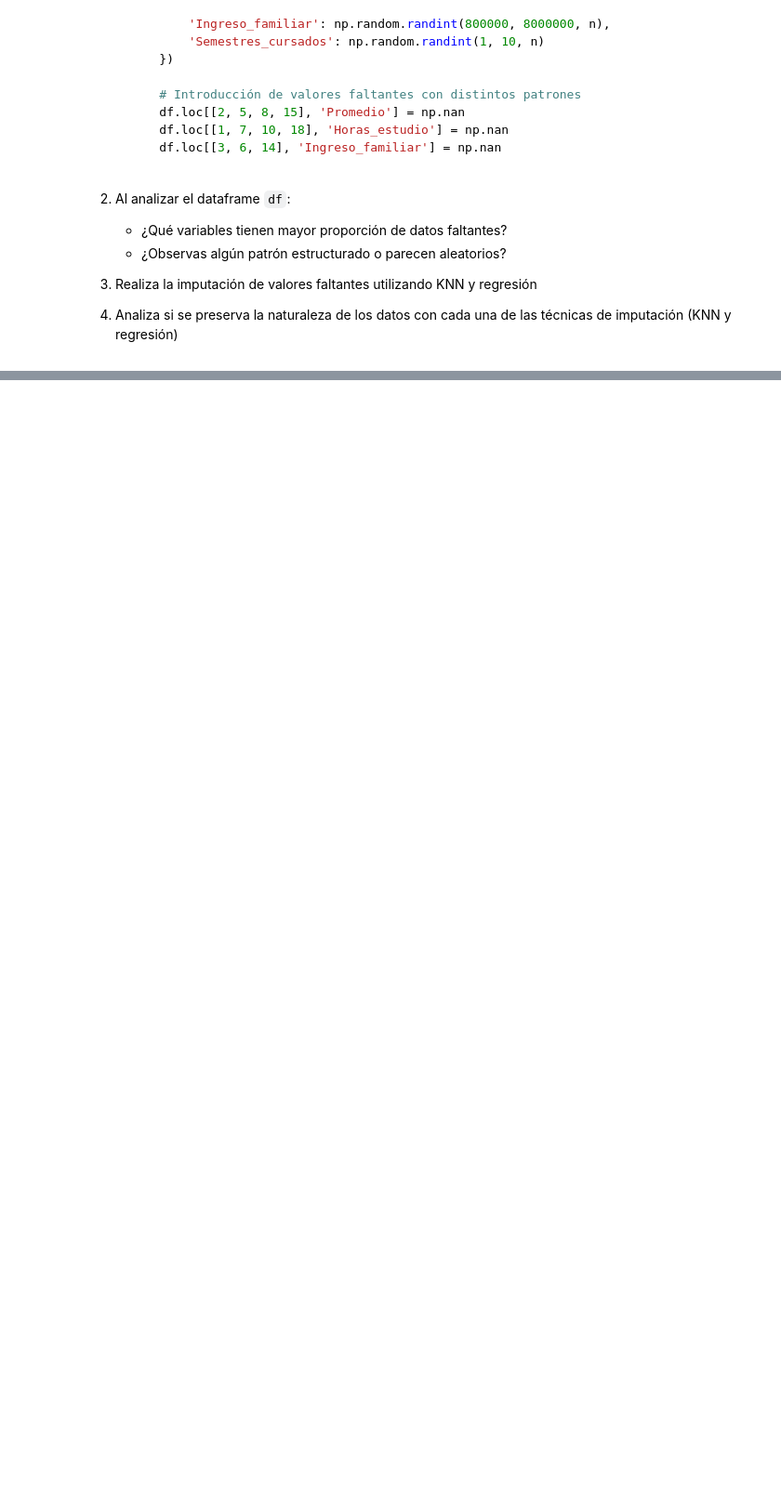
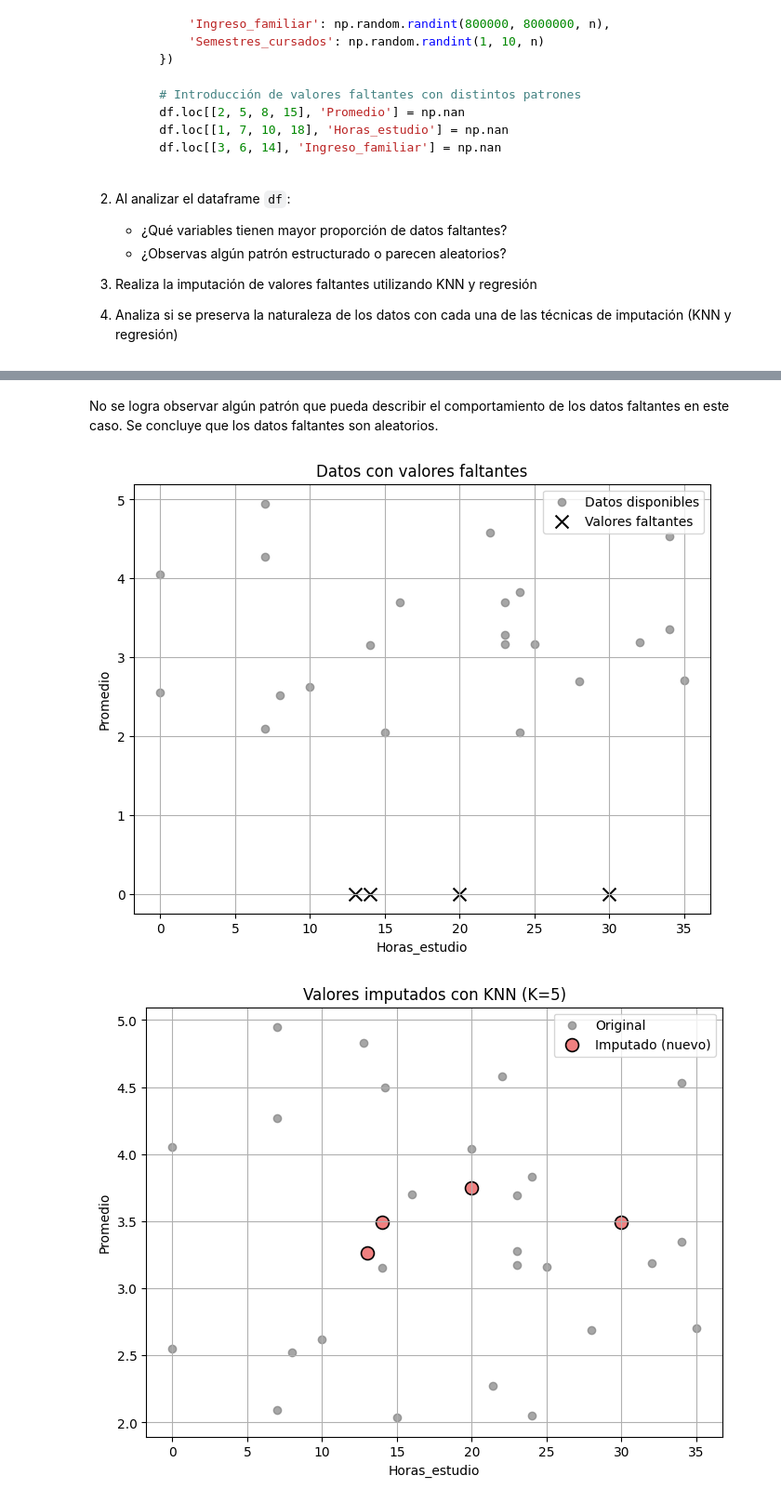
Before and after one commit to eospgonz10/statistical_analytics_homicide, a Jupyter notebook: sesiones_practicas/sp_5_juan_jose_garcia_alvarez_estiven_ospina_gonzalez.ipynb, the cells around one changed output, grey strips where cells are left out. Shown at 93% size. Cells and saved outputs as stored; diff of their text form; code cells hidden in the pictures; blank space fills up the shorter version.

```diff
--- a/sesiones_practicas/sp_5_juan_jose_garcia_alvarez_estiven_ospina_gonzalez.ipynb
+++ b/sesiones_practicas/sp_5_juan_jose_garcia_alvarez_estiven_ospina_gonzalez.ipynb
@@ -393,3 +407,22 @@ display(df.head(11))
 
 3. Realiza la imputación de valores faltantes utilizando KNN y regresión
 4. Analiza si se preserva la naturaleza de los datos con cada una de las técnicas de imputación (KNN y regresión)
+# %%
+import pandas as pd
+import numpy as np
+
+np.random.seed(42)
+n = 30
+
+df = pd.DataFrame({
+    'Edad': np.random.randint(18, 60, n),
+    'Promedio': np.round(np.random.uniform(2.0, 5.0, n), 2),
+    'Horas_estudio': np.random.randint(0, 40, n),
+    'Ingreso_familiar': np.random.randint(800000, 8000000, n),
+    'Semestres_cursados': np.random.randint(1, 10, n)
+})
+
+# Introducción de valores faltantes con distintos patrones
+df.loc[[2, 5, 8, 15], 'Promedio'] = np.nan
+df.loc[[1, 7, 10, 18], 'Horas_estudio'] = np.nan
+df.loc[[3, 6, 14], 'Ingreso_familiar'] = np.nan
@@ -395,0 +461,50 @@ display(df.head(11))
+# %% [markdown]
+No se logra observar algún patrón que pueda describir el comportamiento de los datos faltantes en este caso. Se concluye que los datos faltantes son aleatorios.
+# %%
+# Imputación con KNN
+from sklearn.impute import KNNImputer
+import matplotlib.pyplot as plt
+
+data_missing = df.copy()
+
+imputer = KNNImputer(n_neighbors=5)
+imputed_df = pd.DataFrame(imputer.fit_transform(data_missing), columns=df.columns)
+
+mask_missing = data_missing["Promedio"].isnull()
+
+# gráfica faltantes
+
+plt.figure(figsize=(8,6))
+plt.scatter(data_missing["Horas_estudio"], data_missing["Promedio"],
+            color="gray", alpha=0.7, label="Datos disponibles")
+plt.scatter(imputed_df.loc[mask_missing, "Horas_estudio"],
+            [0]*mask_missing.sum(),
+            marker="x", color="black", s=100, label="Valores faltantes")
+
+plt.xlabel("Horas_estudio")
+plt.ylabel("Promedio")
+plt.title("Datos con valores faltantes")
+plt.legend()
+plt.grid(True)
+plt.show()
+
+# gráfica imputados KNN
+
+plt.figure(figsize=(8,6))
+plt.scatter(imputed_df.loc[~mask_missing, "Horas_estudio"],
+            imputed_df.loc[~mask_missing, "Promedio"],
+            color="gray", alpha=0.7, label="Original")
+plt.scatter(imputed_df.loc[mask_missing, "Horas_estudio"],
+            imputed_df.loc[mask_missing, "Promedio"],
+            color="lightcoral", edgecolors="black", linewidths=1.2,
+            s=100, label="Imputado (nuevo)")
+
+plt.xlabel("Horas_estudio")
+plt.ylabel("Promedio")
+plt.title("Valores imputados con KNN (K=5)")
+plt.legend()
+plt.grid(True)
+plt.show()
+# %% [output]
+[figure, added]
+[figure, added]
```
Also changed, not shown: parts of 9 cells of this notebook.
